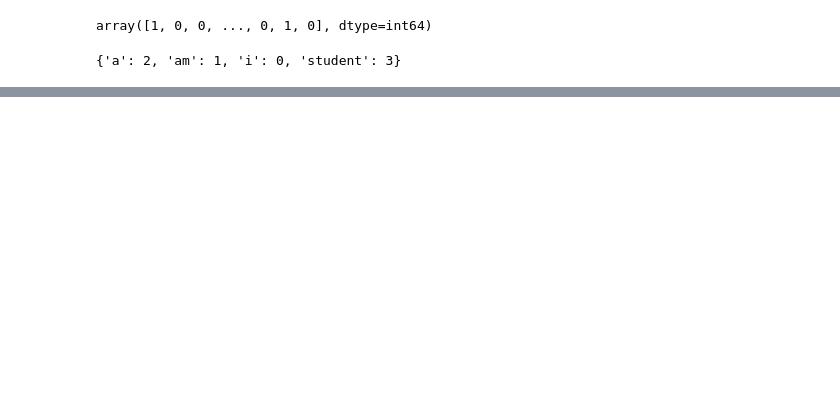
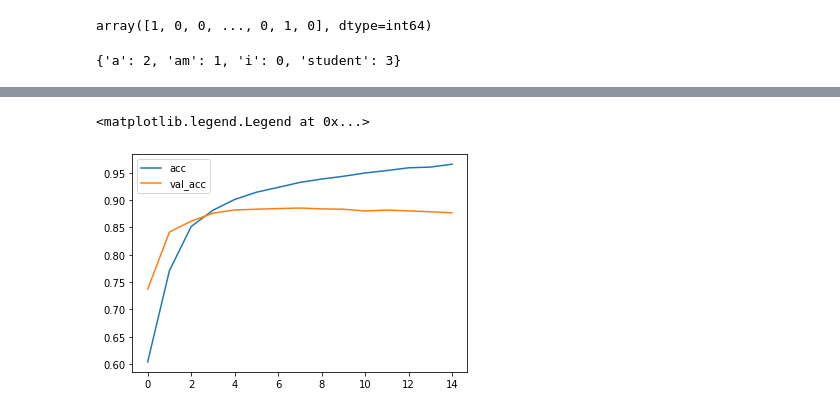
Before and after one commit to Baylor96/Python, a Jupyter notebook: Tensorflow package/Internet Movie Database.ipynb, the cells around one changed output, grey strips where cells are left out. Cells and saved outputs as stored; diff of their text form; code cells hidden in the pictures; blank space fills up the shorter version.

```diff
--- a/Tensorflow package/Internet Movie Database.ipynb
+++ b/Tensorflow package/Internet Movie Database.ipynb
@@ -51,0 +120,7 @@ dict((word, test.split().index(word)) for word in test.split())
+# %%
+plt.plot(history.epoch, history.history.get('acc'), label='acc')
+plt.plot(history.epoch, history.history.get('val_acc'), label='val_acc')
+plt.legend()
+# %% [output]
+<matplotlib.legend.Legend at 0x...>
+[figure, added]
```
Also changed, not shown: parts of 14 cells of this notebook, 1 other file.
